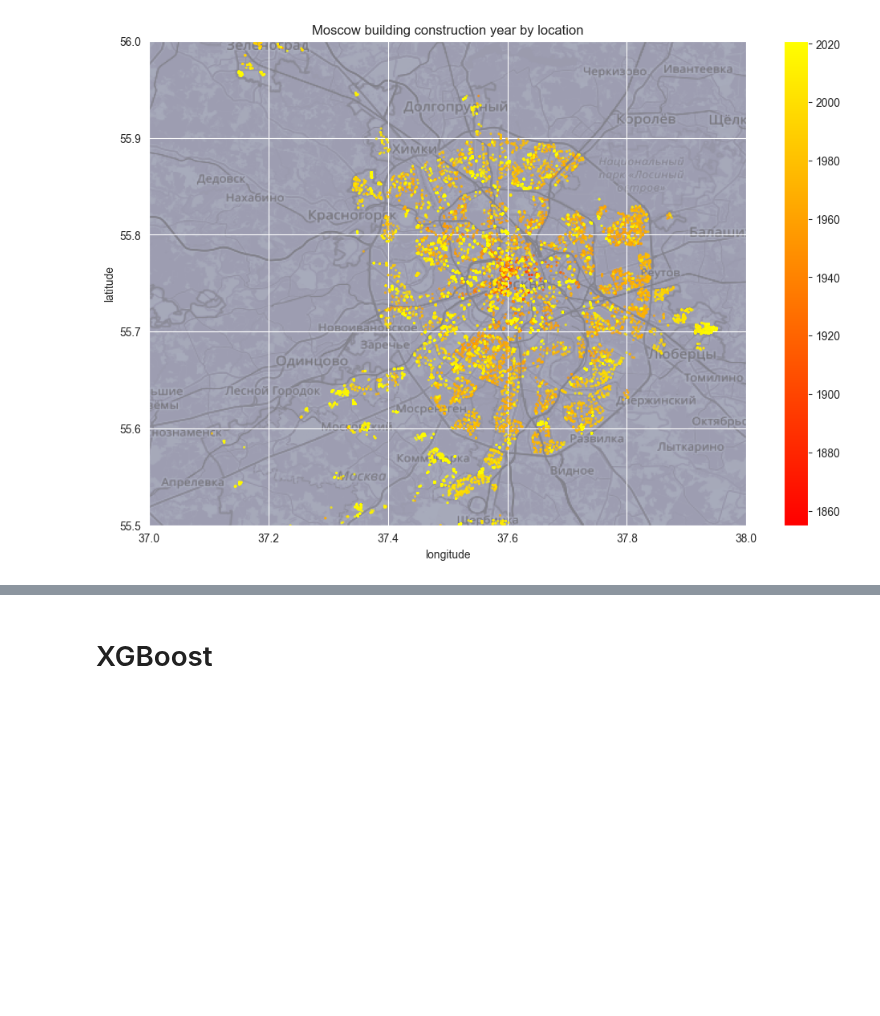
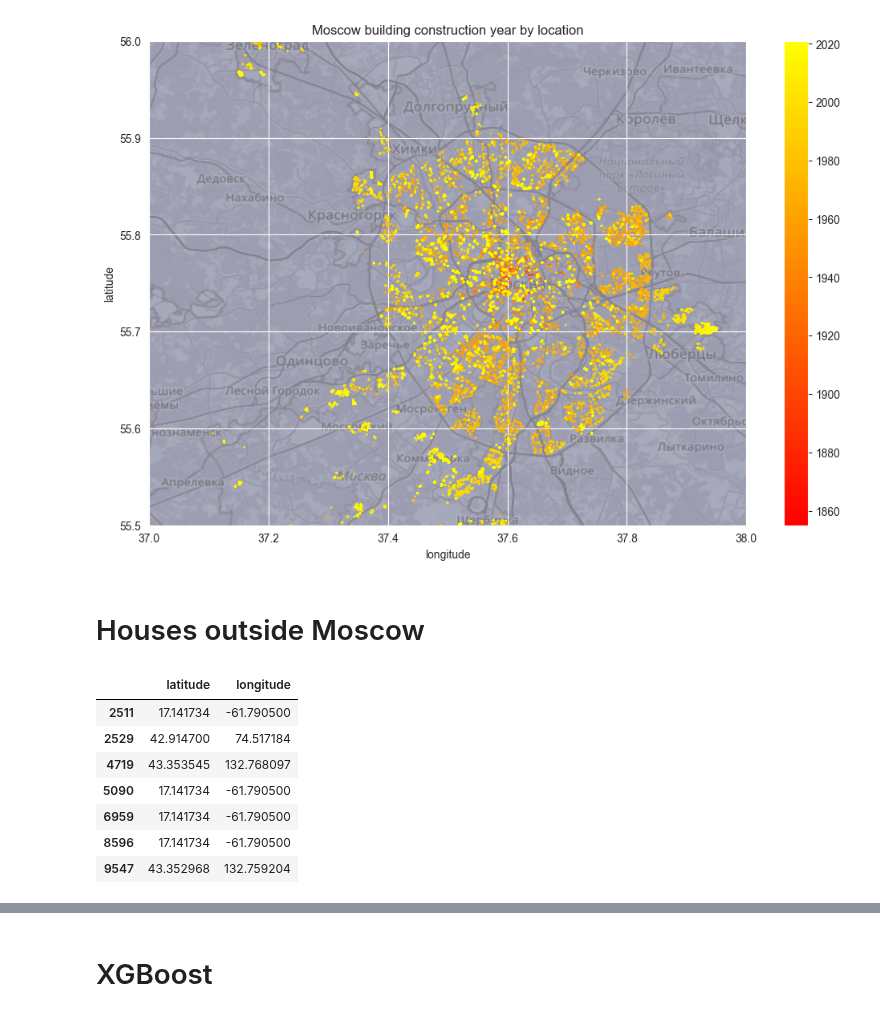
Before and after one commit to jimoskar/ml, a Jupyter notebook: project/jim_EDA.ipynb, the cells around one changed output, grey strips where cells are left out. Cells and saved outputs as stored; diff of their text form; code cells hidden in the pictures; blank space fills up the shorter version.

Commit message:
Looked at examples outside moscow

```diff
--- a/project/jim_EDA.ipynb
+++ b/project/jim_EDA.ipynb
@@ -191,3 +198,16 @@ plot_map(data);
 # %% [output]
 [figure]
 [figure]
+# %% [markdown]
+# Houses outside Moscow
+# %%
+data_test.loc[(data_test.longitude < 35) | (data_test.latitude > 60) | (data_test.latitude < 55) | (data_test.longitude  > 38 ), ["latitude", "longitude"]]
+# %% [output]
+|  | latitude | longitude |
+| 2511 | 17.141734 | -61.790500 |
+| 2529 | 42.914700 | 74.517184 |
+| 4719 | 43.353545 | 132.768097 |
+| 5090 | 17.141734 | -61.790500 |
+| 6959 | 17.141734 | -61.790500 |
+| 8596 | 17.141734 | -61.790500 |
+| 9547 | 43.352968 | 132.759204 |
```
Also changed, not shown: parts of 5 cells of this notebook, 2 other files.
